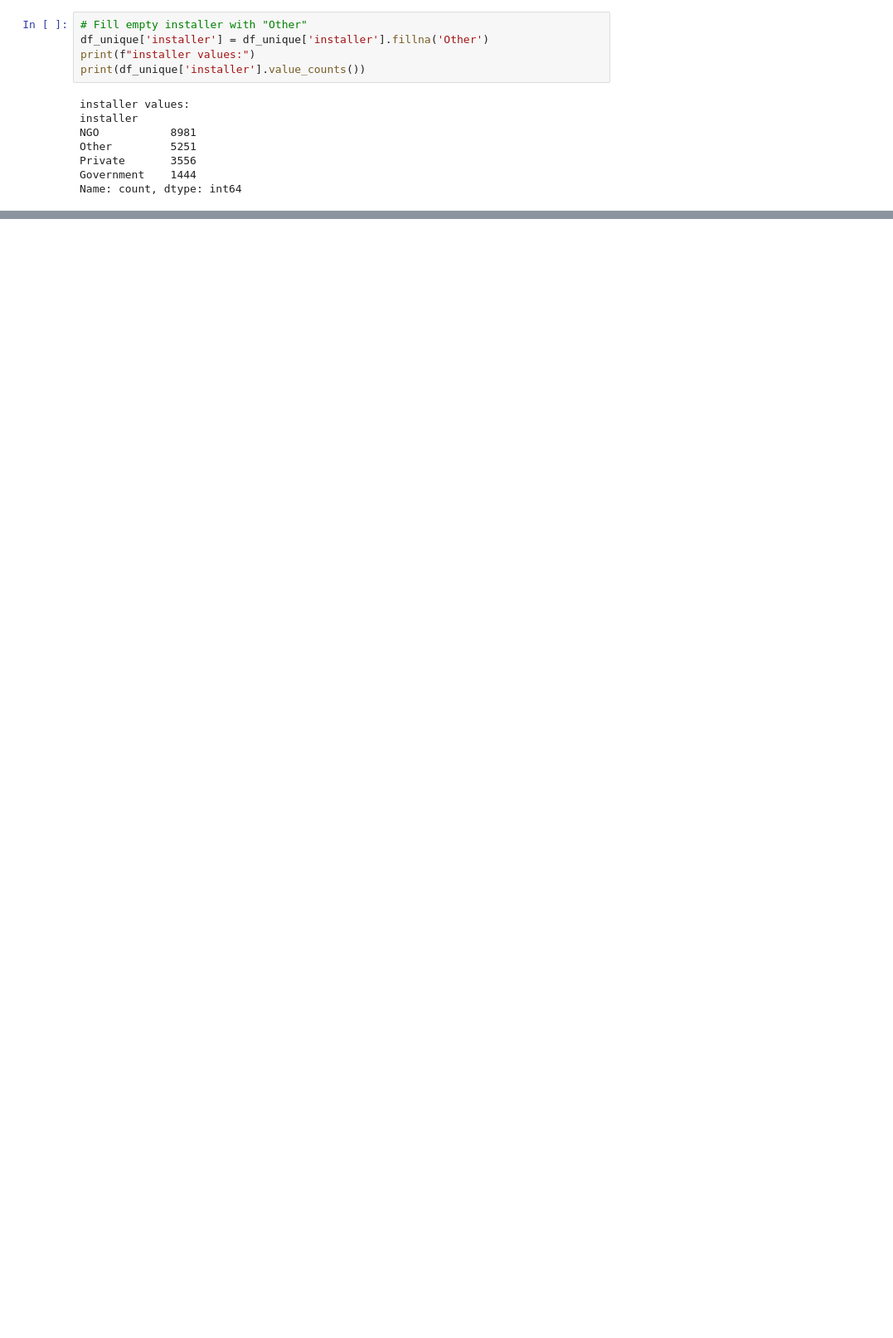
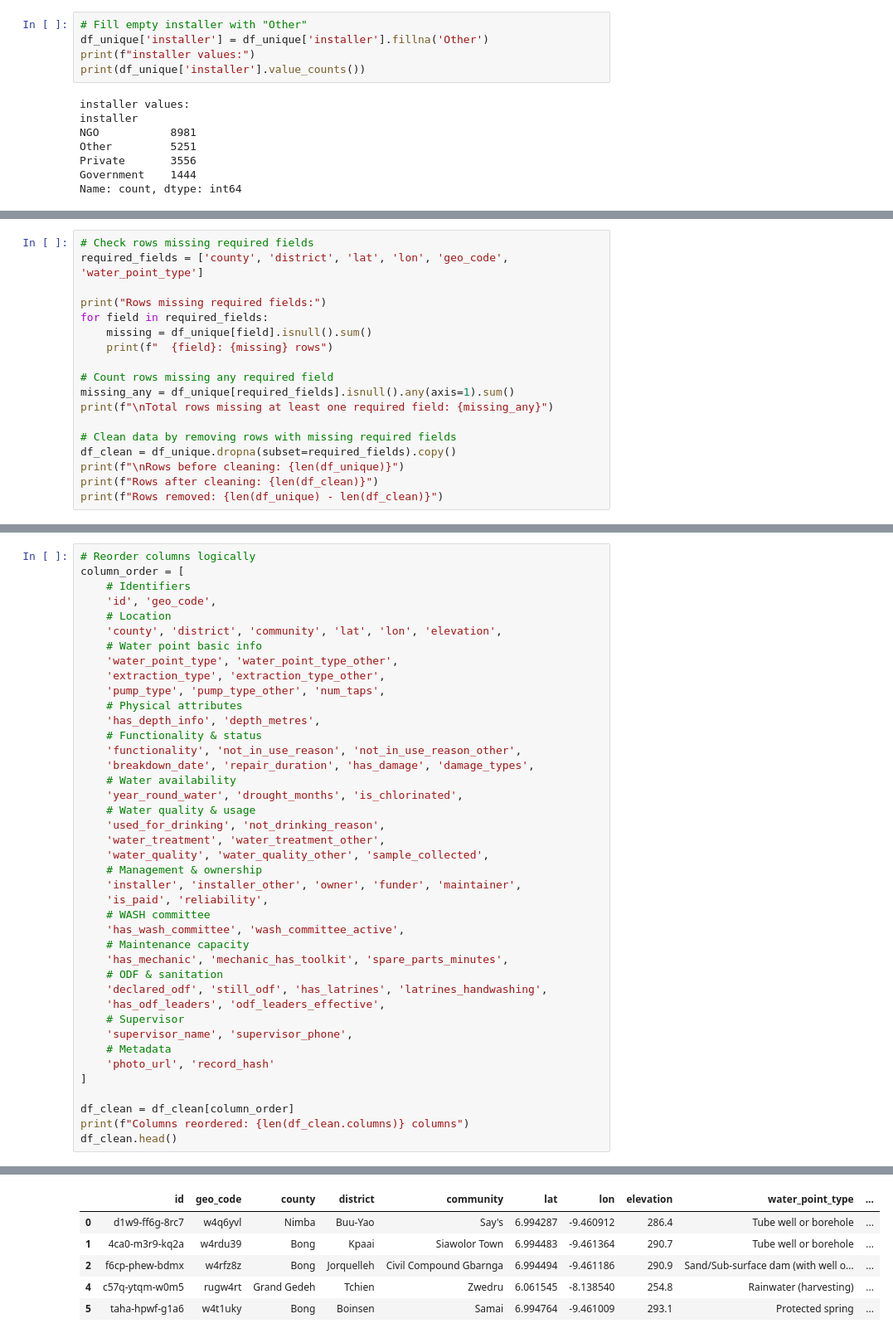
Before and after one commit to akvo/sunbird-rc-core, a Jupyter notebook: data/liberia_unique_geocode.ipynb, the cells around one changed output, grey strips where cells are left out. Shown at 83% size. Drawn from its saved outputs; the diff is of its cells as text; blank space fills up the shorter version.

```diff
--- a/data/liberia_unique_geocode.ipynb
+++ b/data/liberia_unique_geocode.ipynb
@@ -160,3 +172,21 @@ Columns with empty data (47 of 55):
   lon: 1 empty (0.0%)
   elevation: 1 empty (0.0%)
   lat: 1 empty (0.0%)
+# %%
+# Check rows missing required fields
+required_fields = ['county', 'district', 'lat', 'lon', 'geo_code', 'water_point_type']
+
+print("Rows missing required fields:")
+for field in required_fields:
+    missing = df_unique[field].isnull().sum()
+    print(f"  {field}: {missing} rows")
+
+# Count rows missing any required field
+missing_any = df_unique[required_fields].isnull().any(axis=1).sum()
+print(f"\nTotal rows missing at least one required field: {missing_any}")
+
+# Clean data by removing rows with missing required fields
+df_clean = df_unique.dropna(subset=required_fields).copy()
+print(f"\nRows before cleaning: {len(df_unique)}")
+print(f"Rows after cleaning: {len(df_clean)}")
+print(f"Rows removed: {len(df_unique) - len(df_clean)}")
@@ -162,0 +207,42 @@ Columns with empty data (47 of 55):
+# %%
+# Reorder columns logically
+column_order = [
+    # Identifiers
+    'id', 'geo_code',
+    # Location
+    'county', 'district', 'community', 'lat', 'lon', 'elevation',
+    # Water point basic info
+    'water_point_type', 'water_point_type_other',
+    'extraction_type', 'extraction_type_other',
+    'pump_type', 'pump_type_other', 'num_taps',
+    # Physical attributes
+    'has_depth_info', 'depth_metres',
+    # Functionality & status
+    'functionality', 'not_in_use_reason', 'not_in_use_reason_other',
+    'breakdown_date', 'repair_duration', 'has_damage', 'damage_types',
+    # Water availability
+    'year_round_water', 'drought_months', 'is_chlorinated',
+    # Water quality & usage
+    'used_for_drinking', 'not_drinking_reason',
+    'water_treatment', 'water_treatment_other',
+    'water_quality', 'water_quality_other', 'sample_collected',
+    # Management & ownership
+    'installer', 'installer_other', 'owner', 'funder', 'maintainer',
+    'is_paid', 'reliability',
+    # WASH committee
+    'has_wash_committee', 'wash_committee_active',
+    # Maintenance capacity
+    'has_mechanic', 'mechanic_has_toolkit', 'spare_parts_minutes',
+    # ODF & sanitation
+    'declared_odf', 'still_odf', 'has_latrines', 'latrines_handwashing',
+    'has_odf_leaders', 'odf_leaders_effective',
+    # Supervisor
+    'supervisor_name', 'supervisor_phone',
+    # Metadata
+    'photo_url', 'record_hash'
+]
+
+df_clean = df_clean[column_order]
+print(f"Columns reordered: {len(df_clean.columns)} columns")
+df_clean.head()
+# %% [output]
@@ -162,0 +250,6 @@ Columns with empty data (47 of 55):
+|  | id | geo_code | county | district | community | lat | lon | elevation | water_point_type | ... |
+| 0 | d1w9-ff6g-8rc7 | w4q6yvl | Nimba | Buu-Yao | Say's | 6.994287 | -9.460912 | 286.4 | Tube well or borehole | ... |
+| 1 | 4ca0-m3r9-kq2a | w4rdu39 | Bong | Kpaai | Siawolor Town | 6.994483 | -9.461364 | 290.7 | Tube well or borehole | ... |
+| 2 | f6cp-phew-bdmx | w4rfz8z | Bong | Jorquelleh | Civil Compound Gbarnga | 6.994494 | -9.461186 | 290.9 | Sand/Sub-surface dam (with well o... | ... |
+| 4 | c57q-ytqm-w0m5 | rugw4rt | Grand Gedeh | Tchien | Zwedru | 6.061545 | -8.138540 | 254.8 | Rainwater (harvesting) | ... |
+| 5 | taha-hpwf-g1a6 | w4t1uky | Bong | Boinsen | Samai | 6.994764 | -9.461009 | 293.1 | Protected spring | ... |
```
Also changed, not shown: parts of 7 cells of this notebook.
